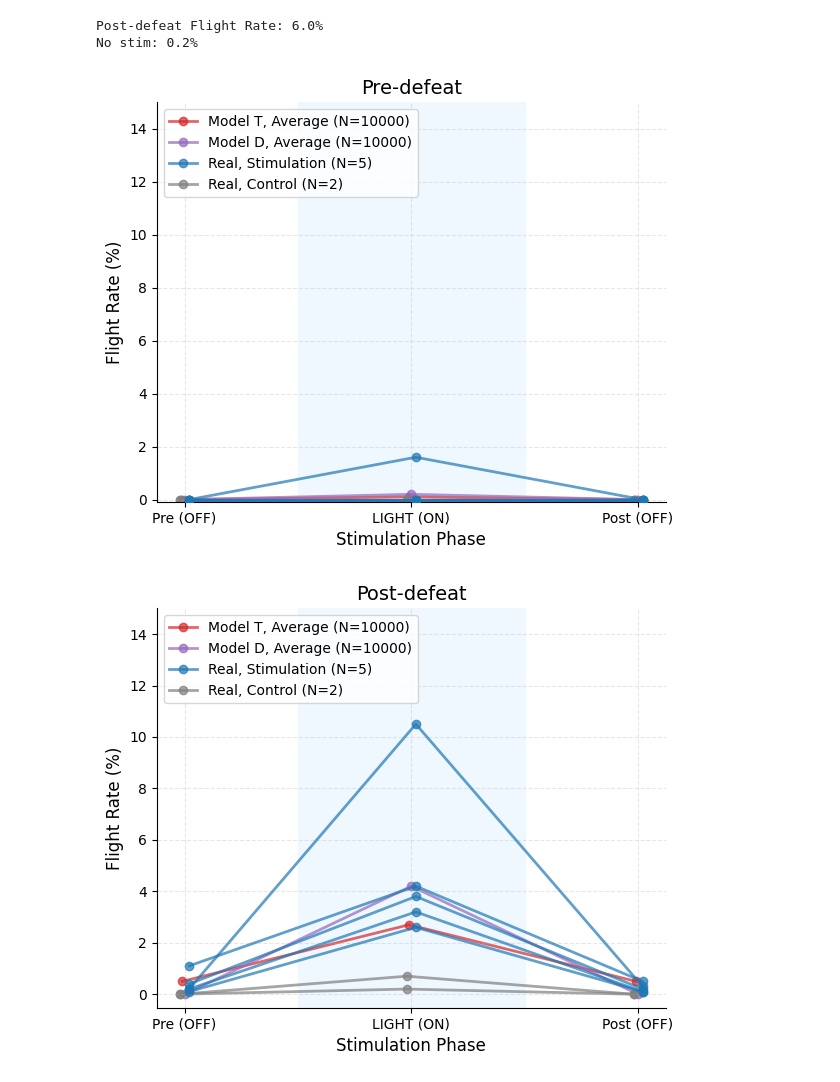
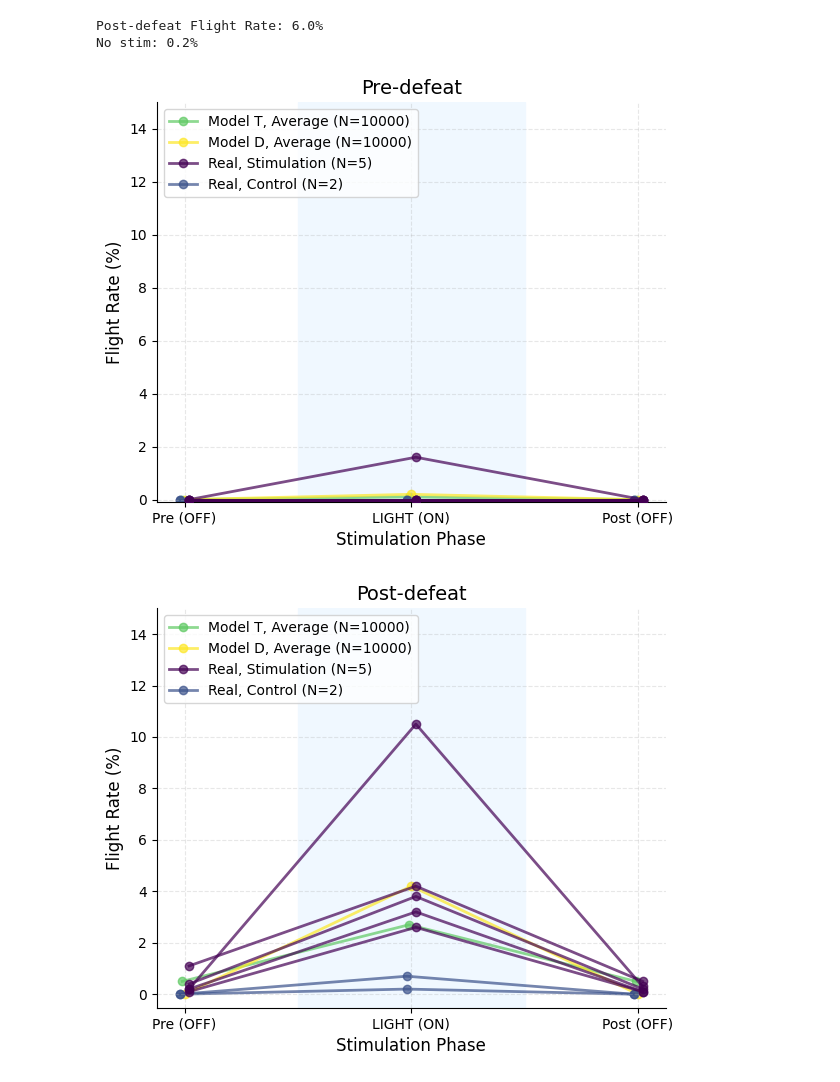
Before and after one commit to hridaik/social-defeat, a Jupyter notebook: opto_preds.ipynb, the cells around one changed output. Drawn from its saved outputs; the diff is of its cells as text; code cells hidden in the pictures.

```diff
--- a/opto_preds.ipynb
+++ b/opto_preds.ipynb
@@ -496,10 +496,10 @@ def plot_repeated_lines(data_list, cond, save=False):
     phases_indices = [0, 1, 2]
 
     color_map = {
-        "Real, Stimulation (N=5)": "tab:blue", # replace tab:color with hex codes
-        "Model T, Average (N=10000)": "tab:red",
-        "Model D, Average (N=10000)": "tab:purple",
-        "Real, Control (N=2)": "tab:grey"
+        "Real, Stimulation (N=5)": "#440154",
+        "Model T, Average (N=10000)": "#5ec962",
+        "Model D, Average (N=10000)": "#fde725",
+        "Real, Control (N=2)": "#3b528b"
     }
 
     x_offsets = {
@@ -534,34 +534,34 @@ def plot_repeated_lines(data_list, cond, save=False):
         z = z_orders.get(label, 1)
 
         ax.plot(x_coords, values, marker='o', linewidth=2, markersize=6,
                 color=line_color, label=lbl, alpha=0.7, zorder=z)
 
         seen_labels.add(label)
 
     # Formatting
     ax.set_title(f"{cond}-defeat", fontsize=14)
     ax.set_ylabel("Flight Rate (%)", fontsize=12)
     ax.set_xlabel("Stimulation Phase", fontsize=12)
     ax.set_ylim(top=15)
 
     # Reset X-ticks to match the original text labels
     ax.set_xticks(phases_indices)
     ax.set_xticklabels(phases_labels)
 
     ax.grid(True, linestyle='--', alpha=0.3)
     ax.legend(loc="upper left")
 
     # Clean up
     ax.spines['top'].set_visible(False)
     ax.spines['right'].set_visible(False)
 
     plt.tight_layout()
     if save:
         plt.savefig(f'opto_{cond}.svg', format='svg', bbox_inches='tight')
     plt.show()
 
-plot_repeated_lines(results_pre, cond='Pre')
-plot_repeated_lines(results_post, cond='Post')
+plot_repeated_lines(results_pre, cond='Pre', save=True)
+plot_repeated_lines(results_post, cond='Post', save=True)
 # %% [output]
-[figure, old version]
+[figure, new version]
-[figure, old version]
+[figure, new version]
```
Also changed, not shown: 16 other files.
